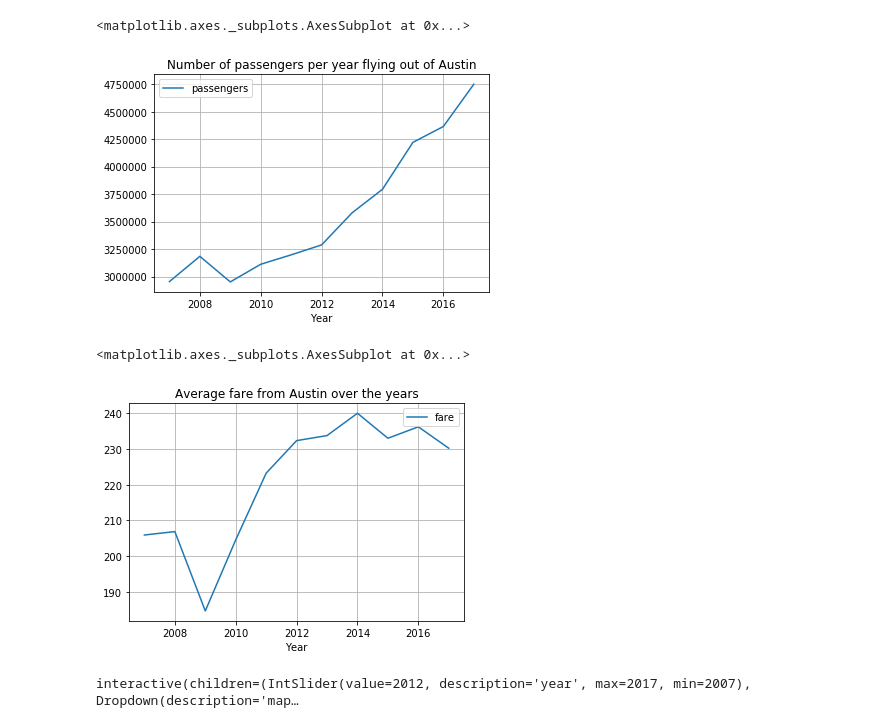
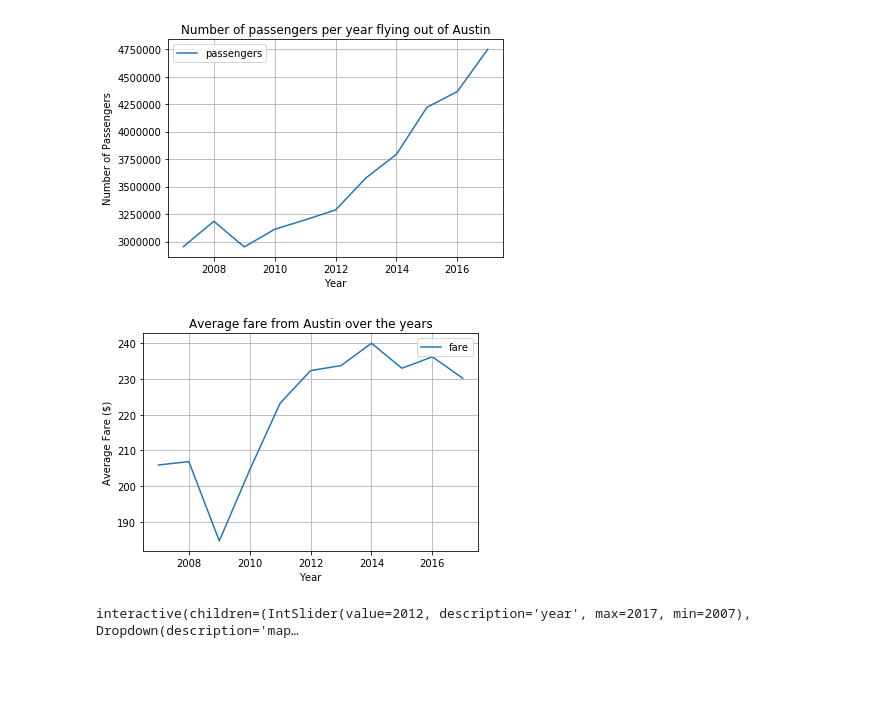
Before and after one commit to ddcruz/Project1, a Jupyter notebook: pyATX1.ipynb, the cells around one changed output. Cells and saved outputs as stored; diff of their text form; code cells hidden in the pictures; blank space fills up the shorter version.

```diff
--- a/pyATX1.ipynb
+++ b/pyATX1.ipynb
@@ -16,15 +54,19 @@ df_coords = pd.read_csv('./resources/data/destination_airports_lat_lng.csv')
 # %%
 #line chart showcasing the growth of number of passengers per year flying out of Austin
 df.groupby('Year').agg({'passengers': 'sum'}).plot(kind='line', grid=True, title='Number of passengers per year flying out of Austin')
+plt.ylabel("Number of Passengers")
+plt.savefig("./resources/images/AUS_yearly_passenger_growth.png")
+plt.show()
 # %% [output]
-<matplotlib.axes._subplots.AxesSubplot at 0x...>
-[figure, old version]
+[figure, new version]
 # %%
 #line chart showcasing the change of average fare over the years
 df.groupby('Year').agg({'fare': 'mean'}).plot(kind='line', grid=True, title='Average fare from Austin over the years')
+plt.ylabel("Average Fare ($)")
+plt.savefig("./resources/images/AUS_yearly_average_fare.png")
+plt.show()
 # %% [output]
-<matplotlib.axes._subplots.AxesSubplot at 0x...>
-[figure, old version]
+[figure, new version]
 # %%
 def get_dataframe(year):
 
```
Also changed, not shown: parts of 5 cells of this notebook, 2 other files.
